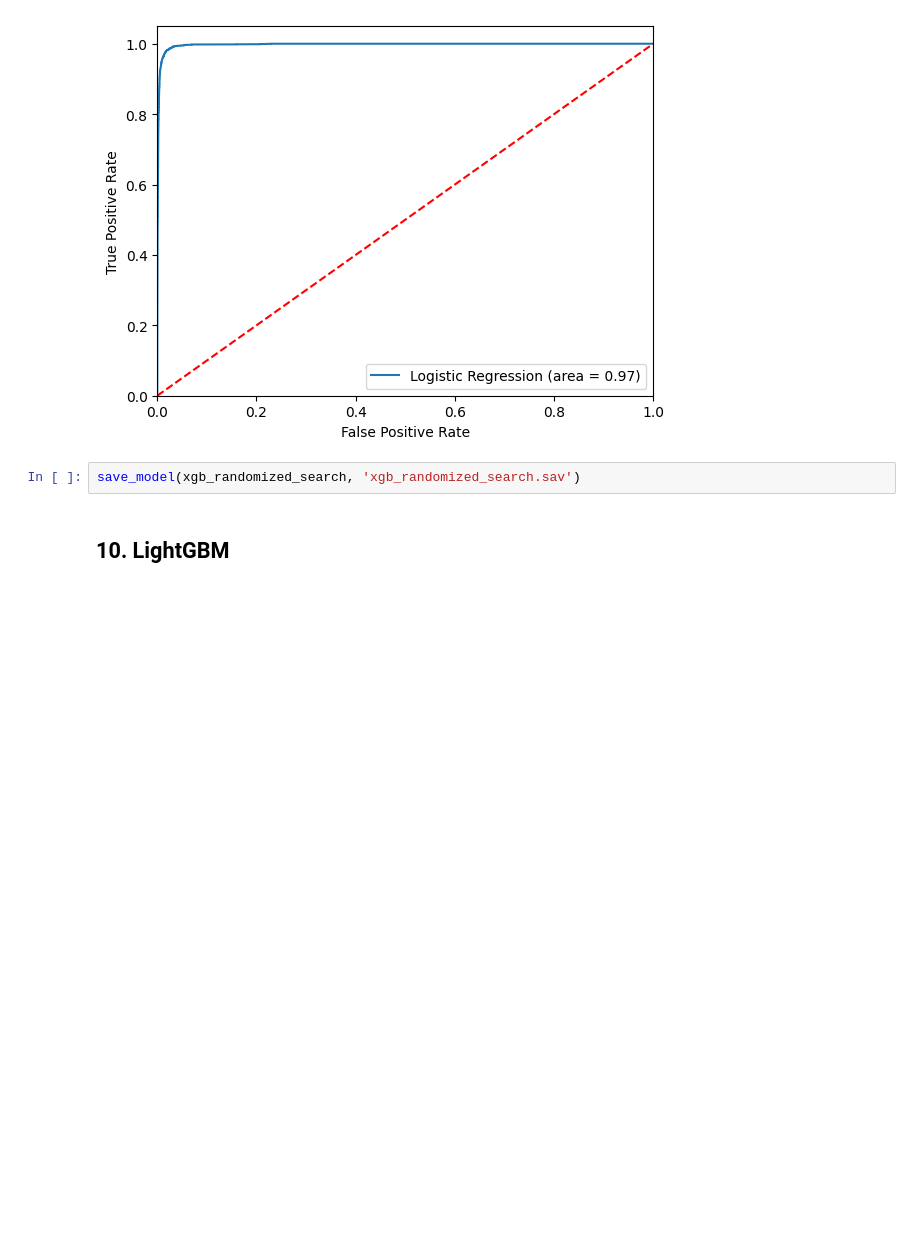
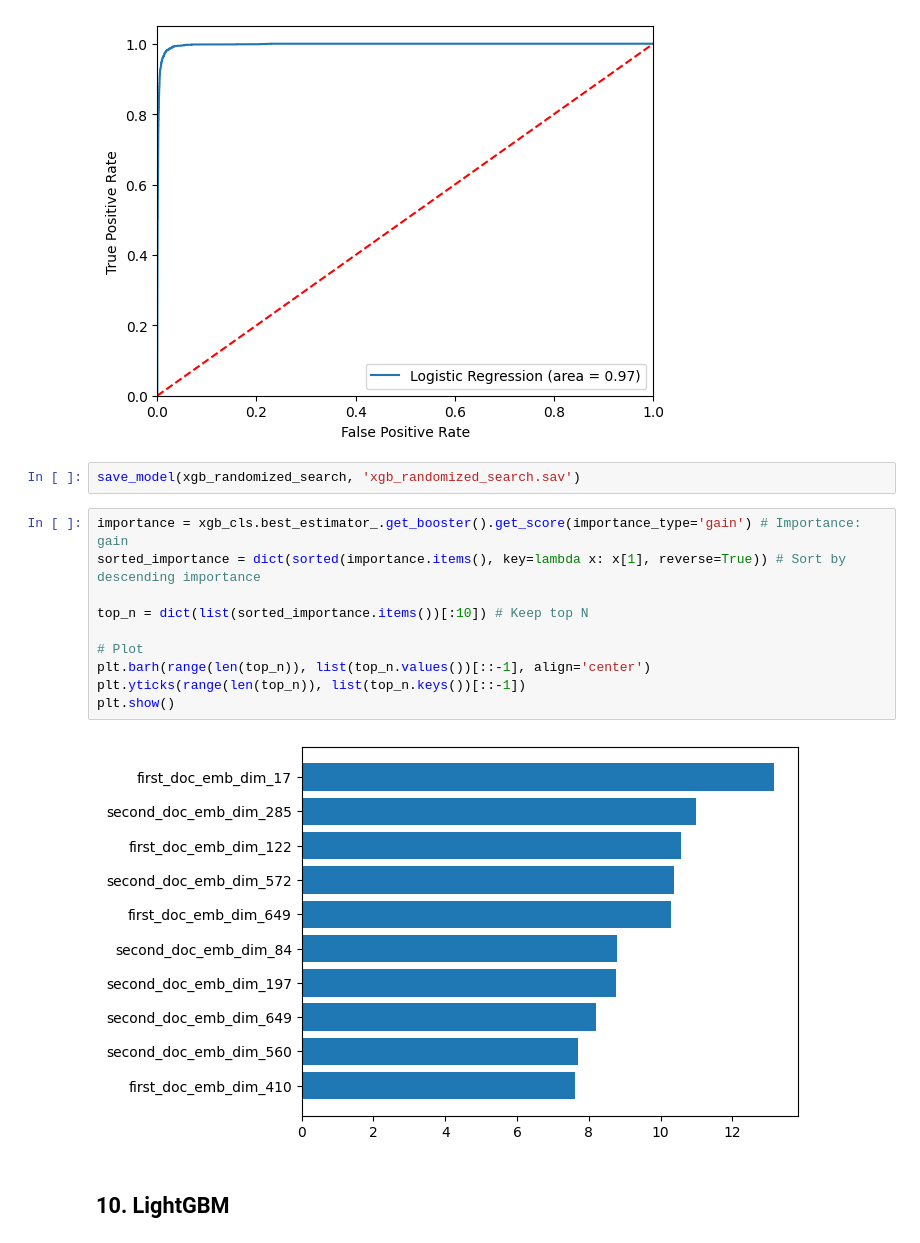
Before and after one commit to felipeaguirre66/PoliticsNLP, a Jupyter notebook: Classification/two_ideas_one_class.ipynb, the cells around one changed output. Cells and saved outputs as stored; diff of their text form; blank space fills up the shorter version.

```diff
--- a/Classification/two_ideas_one_class.ipynb
+++ b/Classification/two_ideas_one_class.ipynb
@@ -996,6 +996,18 @@ AUC: 0.974266
 [figure]
 # %%
 save_model(xgb_randomized_search, 'xgb_randomized_search.sav')
+# %%
+importance = xgb_cls.best_estimator_.get_booster().get_score(importance_type='gain') # Importance: gain
+sorted_importance = dict(sorted(importance.items(), key=lambda x: x[1], reverse=True)) # Sort by descending importance
+
+top_n = dict(list(sorted_importance.items())[:10]) # Keep top N
+
+# Plot
+plt.barh(range(len(top_n)), list(top_n.values())[::-1], align='center')
+plt.yticks(range(len(top_n)), list(top_n.keys())[::-1])
+plt.show()
+# %% [output]
+[figure, added]
 # %% [markdown]
 ## 10. LightGBM
 # %% [markdown]
```
Also changed, not shown: parts of 5 cells of this notebook, 4 other files.
